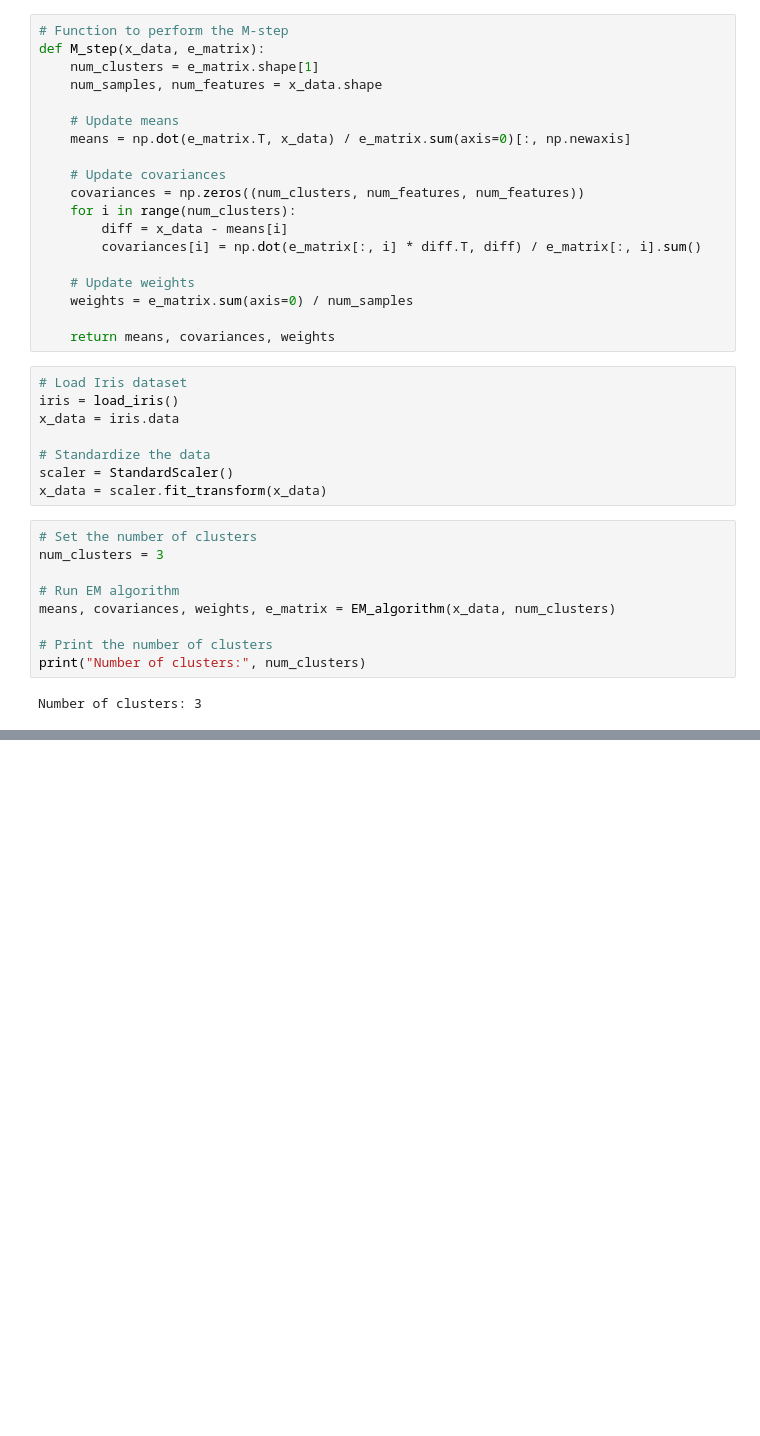
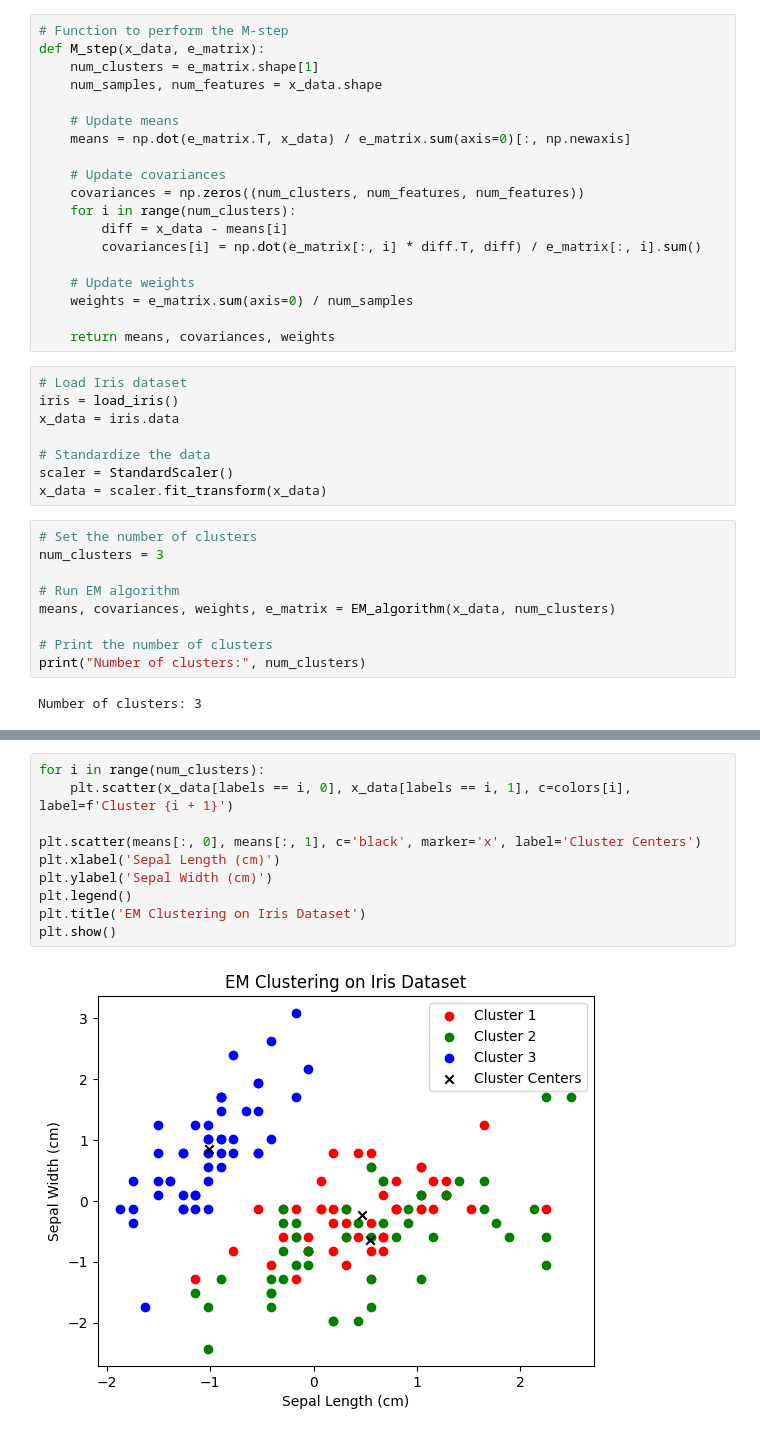
Before and after one commit to Samashi47/EM-algorithm, a Jupyter notebook: EM.ipynb, the cells around one changed output, grey strips where cells are left out. Drawn from its saved outputs; the diff is of its cells as text; blank space fills up the shorter version.

```diff
--- a/EM.ipynb
+++ b/EM.ipynb
@@ -138,0 +139,12 @@ plt.show()
+# %%
+for i in range(num_clusters):
+    plt.scatter(x_data[labels == i, 0], x_data[labels == i, 1], c=colors[i], label=f'Cluster {i + 1}')
+
+plt.scatter(means[:, 0], means[:, 1], c='black', marker='x', label='Cluster Centers')
+plt.xlabel('Sepal Length (cm)')
+plt.ylabel('Sepal Width (cm)')
+plt.legend()
+plt.title('EM Clustering on Iris Dataset')
+plt.show()
+# %% [output]
+[figure, added]
```
Also changed, not shown: parts of 1 cell of this notebook, 2 other files.
